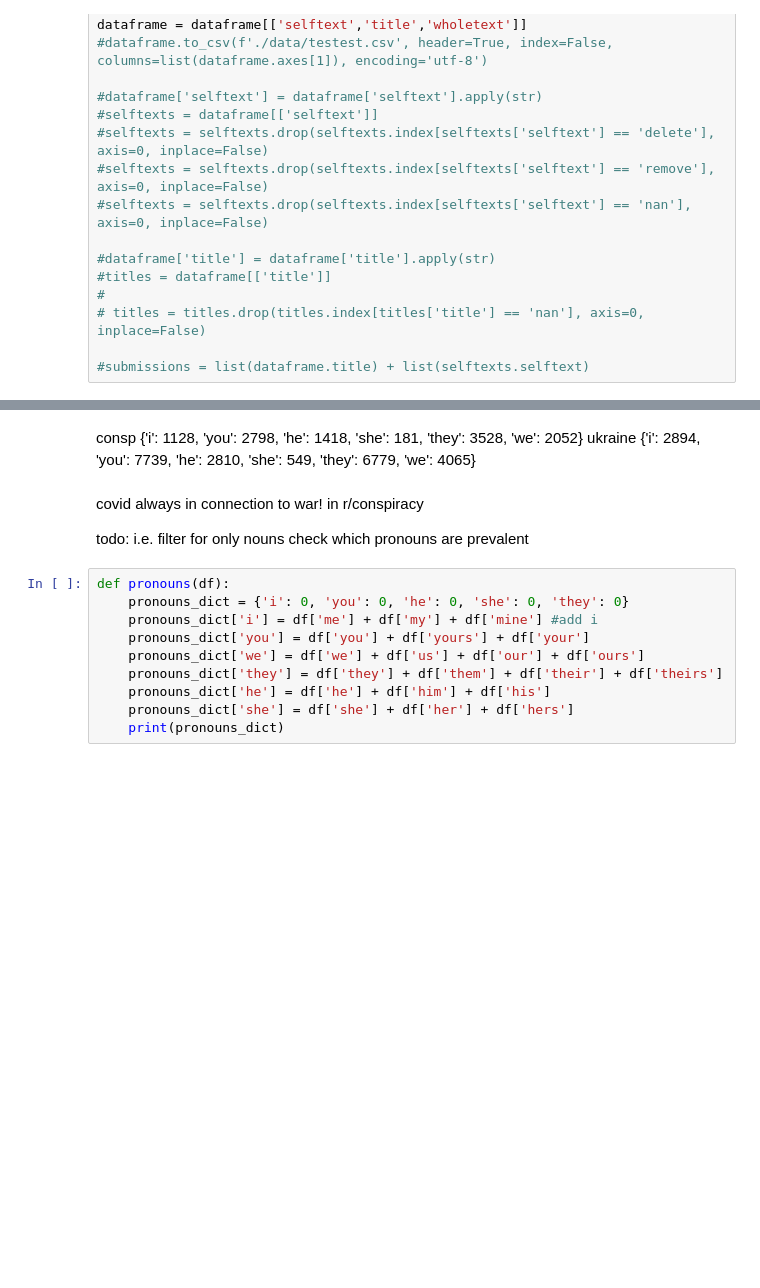
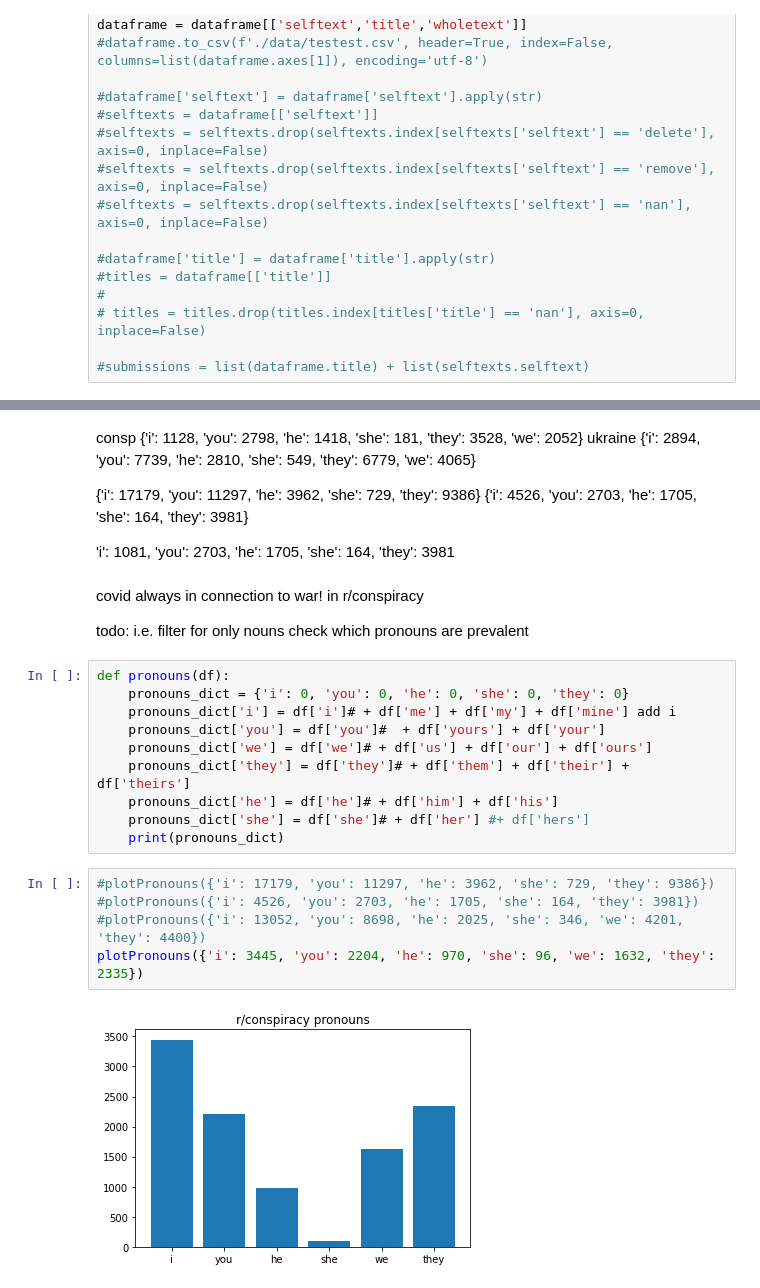
Before and after one commit to irenestrauss/nlp_on_conspiracy_theories, a Jupyter notebook: code/words.ipynb, the cells around one changed output, grey strips where cells are left out. Cells and saved outputs as stored; diff of their text form; blank space fills up the shorter version.

```diff
--- a/code/words.ipynb
+++ b/code/words.ipynb
@@ -90,6 +120,12 @@ createWordCloud((2,3), 10000)
 # %% [markdown]
 consp {'i': 1128, 'you': 2798, 'he': 1418, 'she': 181, 'they': 3528, 'we': 2052}
 ukraine {'i': 2894, 'you': 7739, 'he': 2810, 'she': 549, 'they': 6779, 'we': 4065}
+
+
+{'i': 17179, 'you': 11297, 'he': 3962, 'she': 729, 'they': 9386}
+{'i': 4526, 'you': 2703, 'he': 1705, 'she': 164, 'they': 3981}
+
+'i': 1081, 'you': 2703, 'he': 1705, 'she': 164, 'they': 3981
 # %% [markdown]
 covid always in connection to war! in r/conspiracy
 
@@ -98,10 +134,17 @@ check which pronouns are prevalent
 # %%
 def pronouns(df):
     pronouns_dict = {'i': 0, 'you': 0, 'he': 0, 'she': 0, 'they': 0}
-    pronouns_dict['i'] = df['me'] + df['my'] + df['mine'] #add i
-    pronouns_dict['you'] = df['you'] + df['yours'] + df['your']
-    pronouns_dict['we'] = df['we'] + df['us'] + df['our'] + df['ours']
-    pronouns_dict['they'] = df['they'] + df['them'] + df['their'] + df['theirs']
-    pronouns_dict['he'] = df['he'] + df['him'] + df['his']
-    pronouns_dict['she'] = df['she'] + df['her'] + df['hers']
+    pronouns_dict['i'] = df['i']# + df['me'] + df['my'] + df['mine'] add i
+    pronouns_dict['you'] = df['you']#  + df['yours'] + df['your']
+    pronouns_dict['we'] = df['we']# + df['us'] + df['our'] + df['ours']
+    pronouns_dict['they'] = df['they']# + df['them'] + df['their'] + df['theirs']
+    pronouns_dict['he'] = df['he']# + df['him'] + df['his']
+    pronouns_dict['she'] = df['she']# + df['her'] #+ df['hers']
     print(pronouns_dict)
+# %%
+#plotPronouns({'i': 17179, 'you': 11297, 'he': 3962, 'she': 729, 'they': 9386})
+#plotPronouns({'i': 4526, 'you': 2703, 'he': 1705, 'she': 164, 'they': 3981})
+#plotPronouns({'i': 13052, 'you': 8698, 'he': 2025, 'she': 346, 'we': 4201, 'they': 4400})
+plotPronouns({'i': 3445, 'you': 2204, 'he': 970, 'she': 96, 'we': 1632, 'they': 2335})
+# %% [output]
+[figure, added]
```
Also changed, not shown: parts of 6 cells of this notebook, 3 other files.
